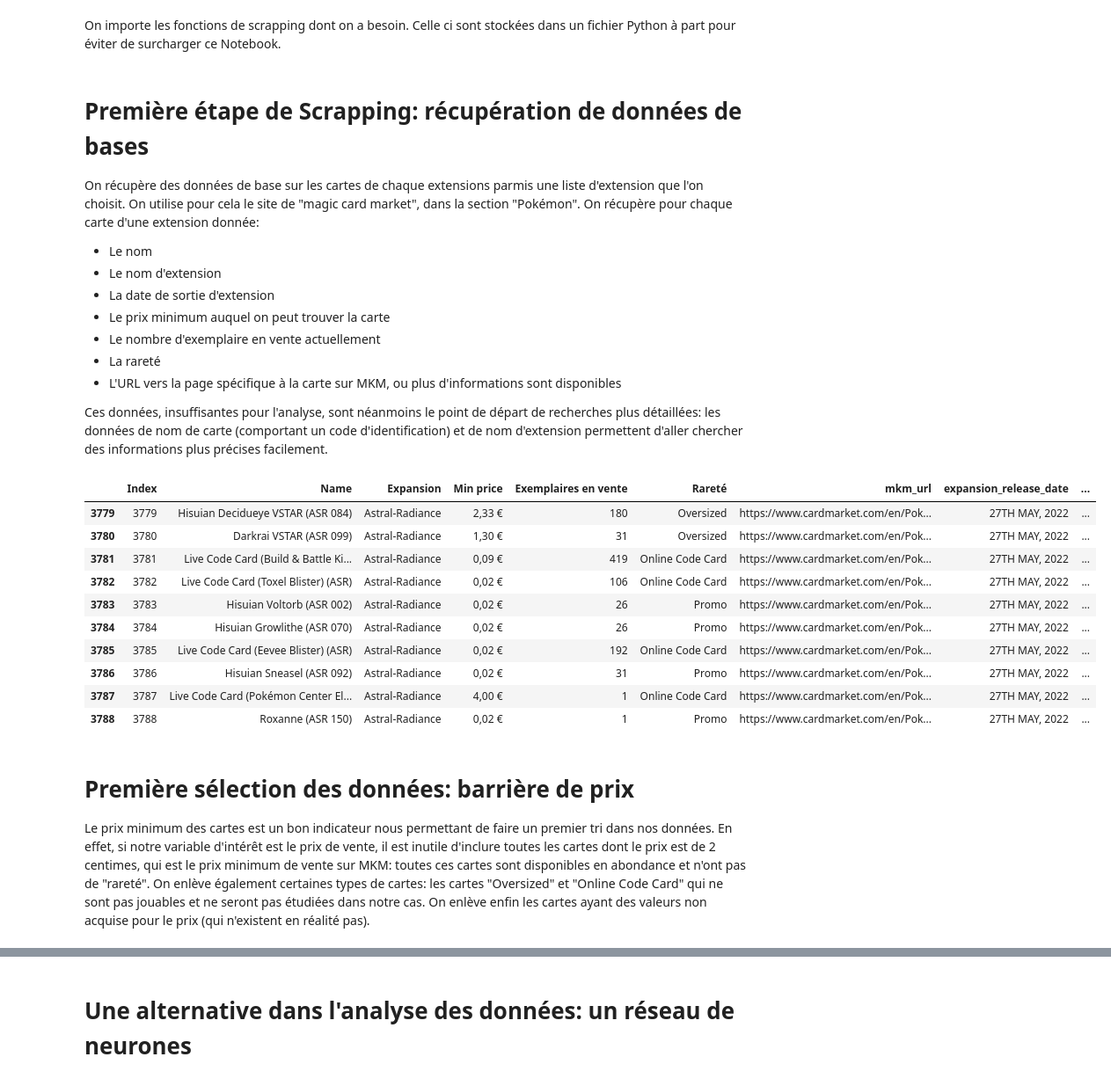
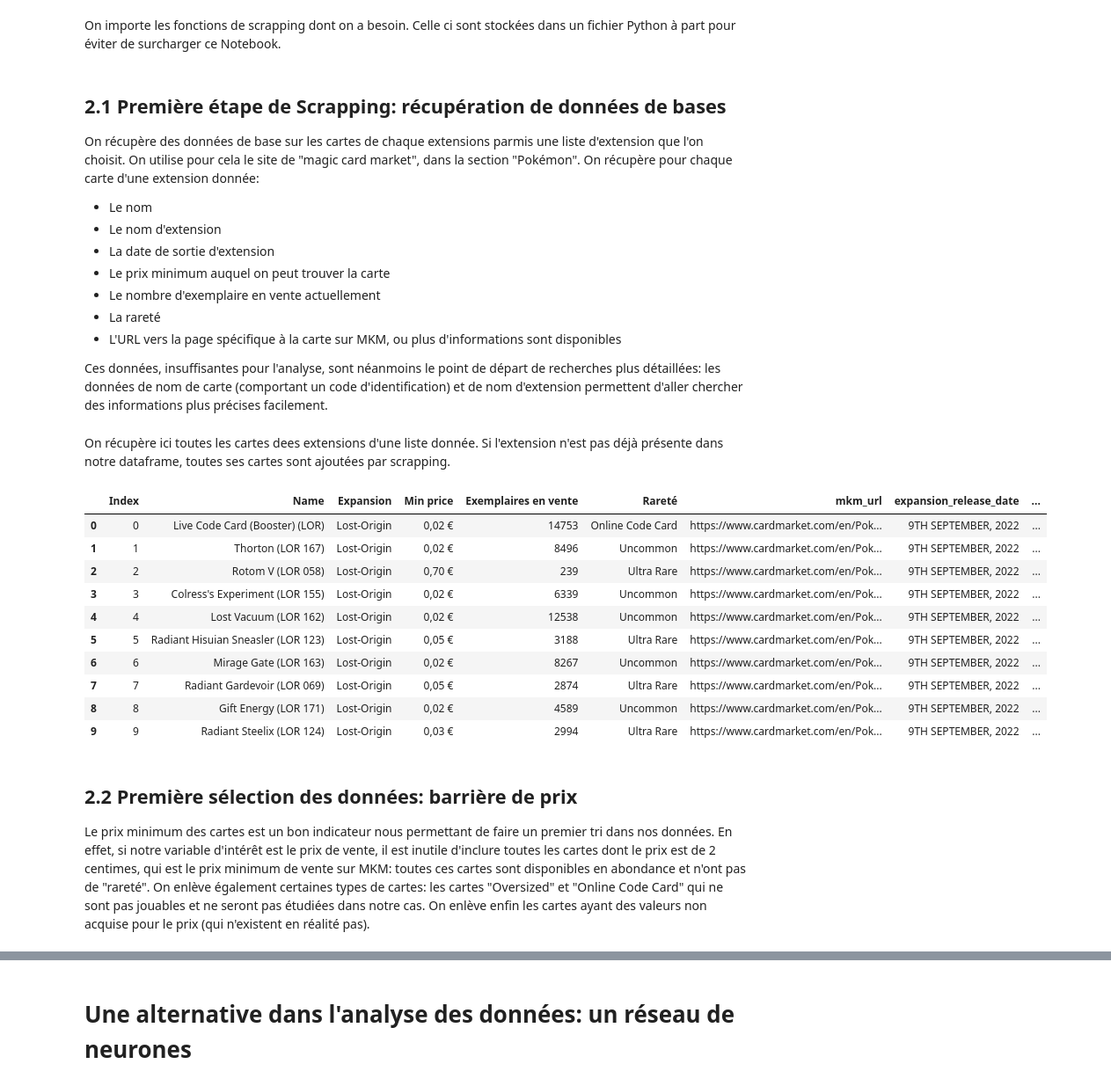
Before and after one commit to BaptisteMERESSE/Projet-de-programmation-2A-ENSAE, a Jupyter notebook: notebook_projet.ipynb, the cells around one changed output, grey strips where cells are left out. Shown: that part at 88% size. Drawn from its saved outputs; the diff is of its cells as text; code cells hidden in the pictures.

```diff
--- a/notebook_projet.ipynb
+++ b/notebook_projet.ipynb
@@ -48,7 +61,7 @@ from scrapping_function import add_expansion
 from scrapping_function import add_tournament_use
 from scrapping_function import add_price_trends
 # %% [markdown]
-# Première étape de Scrapping: récupération de données de bases
+## 2.1 Première étape de Scrapping: récupération de données de bases
 
 On récupère des données de base sur les cartes de chaque extensions parmis une liste d'extension que l'on choisit.
 On utilise pour cela le site de "magic card market", dans la section "Pokémon".
@@ -62,4 +75,6 @@ On récupère pour chaque carte d'une extension donnée:
 - L'URL vers la page spécifique à la carte sur MKM, ou plus d'informations sont disponibles
 
 Ces données, insuffisantes pour l'analyse, sont néanmoins le point de départ de recherches plus détaillées: les données de nom de carte (comportant un code d'identification) et de nom d'extension permettent d'aller chercher des informations plus précises facilement.
+# %% [markdown]
+On récupère ici toutes les cartes dees extensions d'une liste donnée. Si l'extension n'est pas déjà présente dans notre dataframe, toutes ses cartes sont ajoutées par scrapping.
 # %%
@@ -74,20 +90,20 @@ data["Index"] = data["Index"].astype(int)
 # %%
 data = pd.read_csv("original_data.csv")
-data.tail(10)
+data.head(10)
 # %% [output]
 |  | Index | Name | Expansion | Min price | Exemplaires en vente | Rareté | mkm_url | expansion_release_date | ... |
-| 3779 | 3779 | Hisuian Decidueye VSTAR (ASR 084) | Astral-Radiance | 2,33 € | 180 | Oversized | https://www.cardmarket.com/en/Pok... | 27TH MAY, 2022 | ... |
-| 3780 | 3780 | Darkrai VSTAR (ASR 099) | Astral-Radiance | 1,30 € | 31 | Oversized | https://www.cardmarket.com/en/Pok... | 27TH MAY, 2022 | ... |
-| 3781 | 3781 | Live Code Card (Build & Battle Ki... | Astral-Radiance | 0,09 € | 419 | Online Code Card | https://www.cardmarket.com/en/Pok... | 27TH MAY, 2022 | ... |
-| 3782 | 3782 | Live Code Card (Toxel Blister) (ASR) | Astral-Radiance | 0,02 € | 106 | Online Code Card | https://www.cardmarket.com/en/Pok... | 27TH MAY, 2022 | ... |
-| 3783 | 3783 | Hisuian Voltorb (ASR 002) | Astral-Radiance | 0,02 € | 26 | Promo | https://www.cardmarket.com/en/Pok... | 27TH MAY, 2022 | ... |
-| 3784 | 3784 | Hisuian Growlithe (ASR 070) | Astral-Radiance | 0,02 € | 26 | Promo | https://www.cardmarket.com/en/Pok... | 27TH MAY, 2022 | ... |
-| 3785 | 3785 | Live Code Card (Eevee Blister) (ASR) | Astral-Radiance | 0,02 € | 192 | Online Code Card | https://www.cardmarket.com/en/Pok... | 27TH MAY, 2022 | ... |
-| 3786 | 3786 | Hisuian Sneasel (ASR 092) | Astral-Radiance | 0,02 € | 31 | Promo | https://www.cardmarket.com/en/Pok... | 27TH MAY, 2022 | ... |
-| 3787 | 3787 | Live Code Card (Pokémon Center El... | Astral-Radiance | 4,00 € | 1 | Online Code Card | https://www.cardmarket.com/en/Pok... | 27TH MAY, 2022 | ... |
-| 3788 | 3788 | Roxanne (ASR 150) | Astral-Radiance | 0,02 € | 1 | Promo | https://www.cardmarket.com/en/Pok... | 27TH MAY, 2022 | ... |
+| 0 | 0 | Live Code Card (Booster) (LOR) | Lost-Origin | 0,02 € | 14753 | Online Code Card | https://www.cardmarket.com/en/Pok... | 9TH SEPTEMBER, 2022 | ... |
+| 1 | 1 | Thorton (LOR 167) | Lost-Origin | 0,02 € | 8496 | Uncommon | https://www.cardmarket.com/en/Pok... | 9TH SEPTEMBER, 2022 | ... |
+| 2 | 2 | Rotom V (LOR 058) | Lost-Origin | 0,70 € | 239 | Ultra Rare | https://www.cardmarket.com/en/Pok... | 9TH SEPTEMBER, 2022 | ... |
+| 3 | 3 | Colress's Experiment (LOR 155) | Lost-Origin | 0,02 € | 6339 | Uncommon | https://www.cardmarket.com/en/Pok... | 9TH SEPTEMBER, 2022 | ... |
+| 4 | 4 | Lost Vacuum (LOR 162) | Lost-Origin | 0,02 € | 12538 | Uncommon | https://www.cardmarket.com/en/Pok... | 9TH SEPTEMBER, 2022 | ... |
+| 5 | 5 | Radiant Hisuian Sneasler (LOR 123) | Lost-Origin | 0,05 € | 3188 | Ultra Rare | https://www.cardmarket.com/en/Pok... | 9TH SEPTEMBER, 2022 | ... |
+| 6 | 6 | Mirage Gate (LOR 163) | Lost-Origin | 0,02 € | 8267 | Uncommon | https://www.cardmarket.com/en/Pok... | 9TH SEPTEMBER, 2022 | ... |
+| 7 | 7 | Radiant Gardevoir (LOR 069) | Lost-Origin | 0,05 € | 2874 | Ultra Rare | https://www.cardmarket.com/en/Pok... | 9TH SEPTEMBER, 2022 | ... |
+| 8 | 8 | Gift Energy (LOR 171) | Lost-Origin | 0,02 € | 4589 | Uncommon | https://www.cardmarket.com/en/Pok... | 9TH SEPTEMBER, 2022 | ... |
+| 9 | 9 | Radiant Steelix (LOR 124) | Lost-Origin | 0,03 € | 2994 | Ultra Rare | https://www.cardmarket.com/en/Pok... | 9TH SEPTEMBER, 2022 | ... |
 # %% [markdown]
-# Première sélection des données: barrière de prix
+## 2.2 Première sélection des données: barrière de prix
 
 Le prix minimum des cartes est un bon indicateur nous permettant de faire un premier tri dans nos données. En effet, si notre variable d'intérêt est le prix de vente, il est inutile d'inclure toutes les cartes dont le prix est de 2 centimes, qui est le prix minimum de vente sur MKM: toutes ces cartes sont disponibles en abondance et n'ont pas de "rareté".
 On enlève également certaines types de cartes: les cartes "Oversized" et "Online Code Card" qui ne sont pas jouables et ne seront pas étudiées dans notre cas.
```
Also changed, not shown: parts of 52 cells of this notebook, 11 other files.
